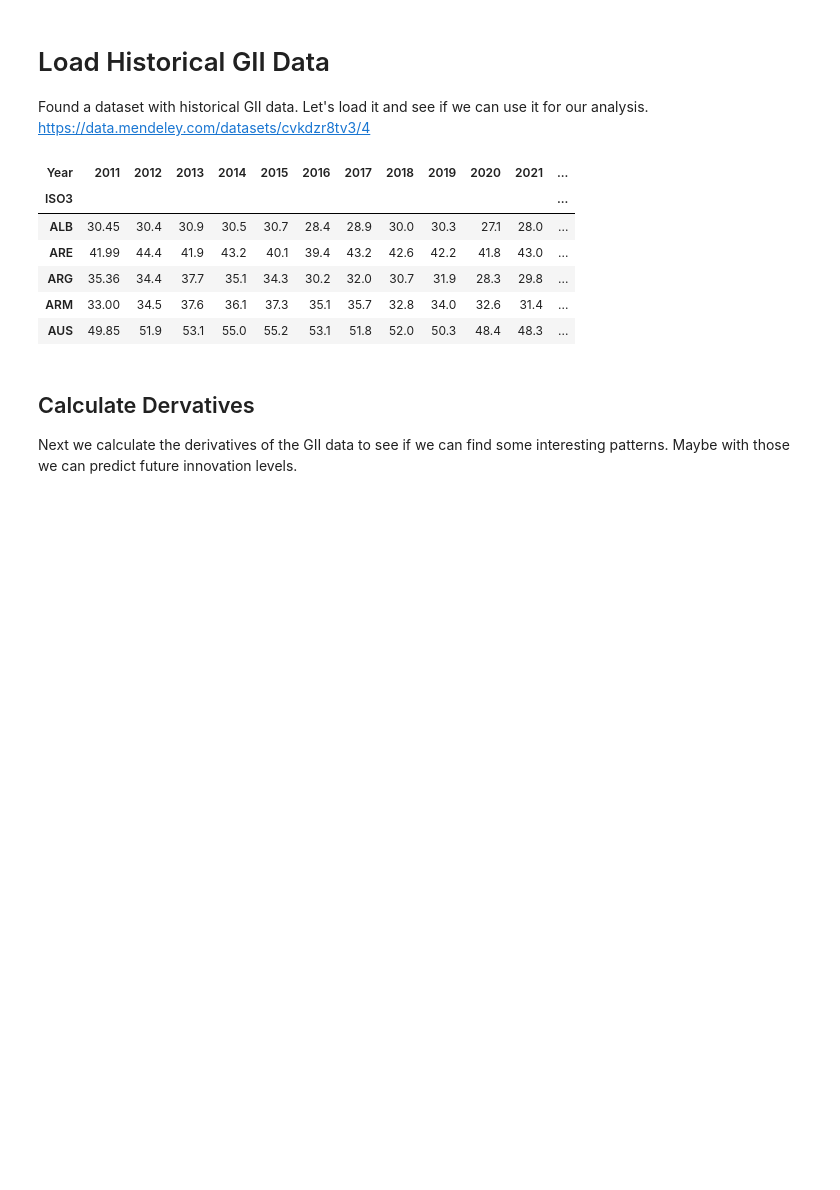
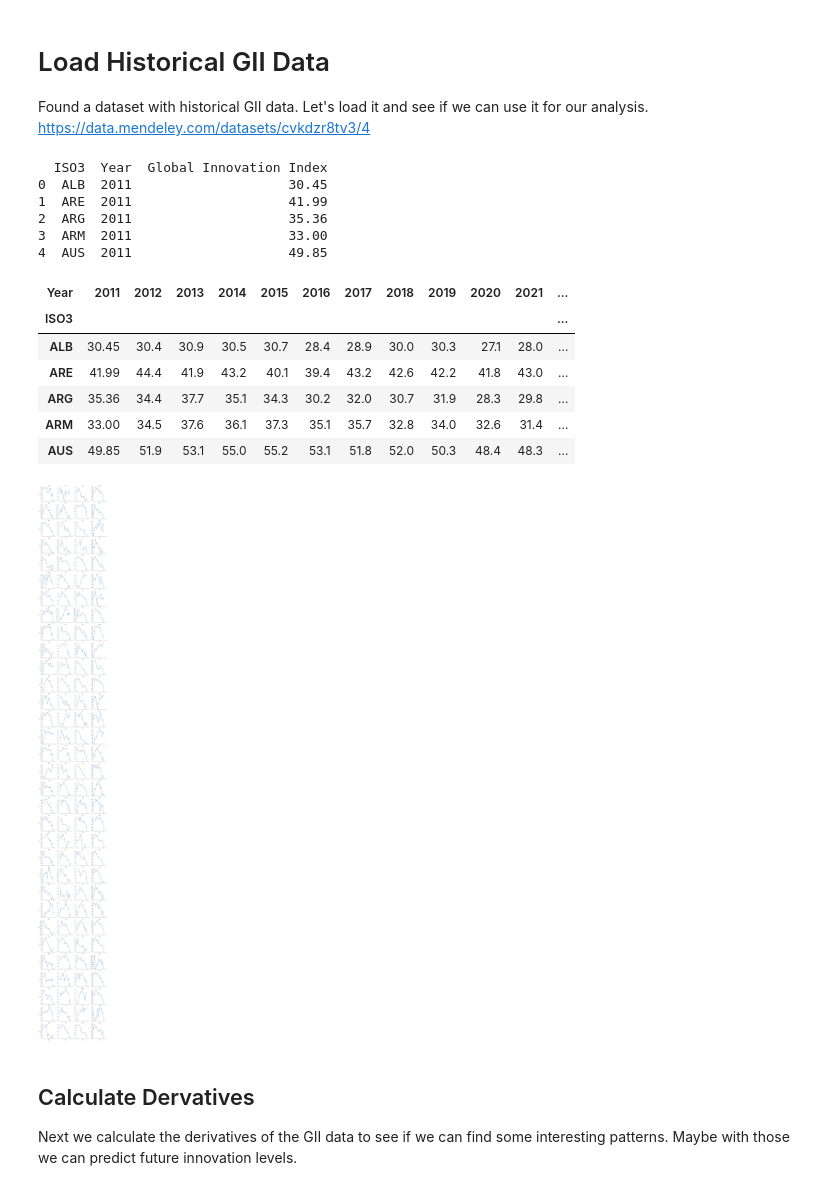
Before and after one commit to StefanHamm/DOPP_WS24, a Jupyter notebook: notebooks/Consolidated.ipynb, the cells around one changed output. Drawn from its saved outputs; the diff is of its cells as text; code cells hidden in the pictures; blank space fills up the shorter version.

```diff
--- a/notebooks/Consolidated.ipynb
+++ b/notebooks/Consolidated.ipynb
@@ -1497,11 +1529,17 @@ GII_melted = GII_historical.reset_index().melt(
 
 # Replace the country names withh the ISO3 codes
 #GII_historical["Economies"] = GII_historical.index.map(country_abbreviations)
-#GII_melted.head()
+print(GII_melted.head())
 
 
 GII_historical.head()
 # %% [output]
+  ISO3  Year  Global Innovation Index
+0  ALB  2011                    30.45
+1  ARE  2011                    41.99
+2  ARG  2011                    35.36
+3  ARM  2011                    33.00
+4  AUS  2011                    49.85
 | Year | 2011 | 2012 | 2013 | 2014 | 2015 | 2016 | 2017 | 2018 | 2019 | 2020 | 2021 | ... |
 | ISO3 |  |  |  |  |  |  |  |  |  |  |  | ... |
 | ALB | 30.45 | 30.4 | 30.9 | 30.5 | 30.7 | 28.4 | 28.9 | 30.0 | 30.3 | 27.1 | 28.0 | ... |
@@ -1512,22 +1550,24 @@ GII_historical.head()
 # %%
 # For each row / country in the GII_historical dataframe plot the GII over the years
 # The x-axis should be the years and the y-axis the GII
 # The color of the line should be the country
 # The title should be the country
 # The x-axis label should be the years
 
 import matplotlib.pyplot as plt
 import seaborn as sns
+#
+g = sns.FacetGrid(GII_melted, col="ISO3", col_wrap=4, height=3, sharey=False)
+g.map(sns.lineplot, "Year", "Global Innovation Index", marker="o")
 
-# g = sns.FacetGrid(GII_melted, col="ISO3", col_wrap=4, height=3, sharey=False)
-# g.map(sns.lineplot, "Year", "Global Innovation Index", marker="o")
-
-# # Customize the plot
-# g.set_titles("{col_name}")
-# g.set_axis_labels("Year", "GII")
-# g.set_xticklabels(rotation=45)
-# g.tight_layout()
-# plt.show()
+# Customize the plot
+g.set_titles("{col_name}")
+g.set_axis_labels("Year", "GII")
+g.set_xticklabels(rotation=45)
+g.tight_layout()
+plt.show()
+# %% [output]
+[figure, added]
 # %% [markdown]
 ## Calculate Dervatives
 
```
Also changed, not shown: parts of 3 cells of this notebook.
